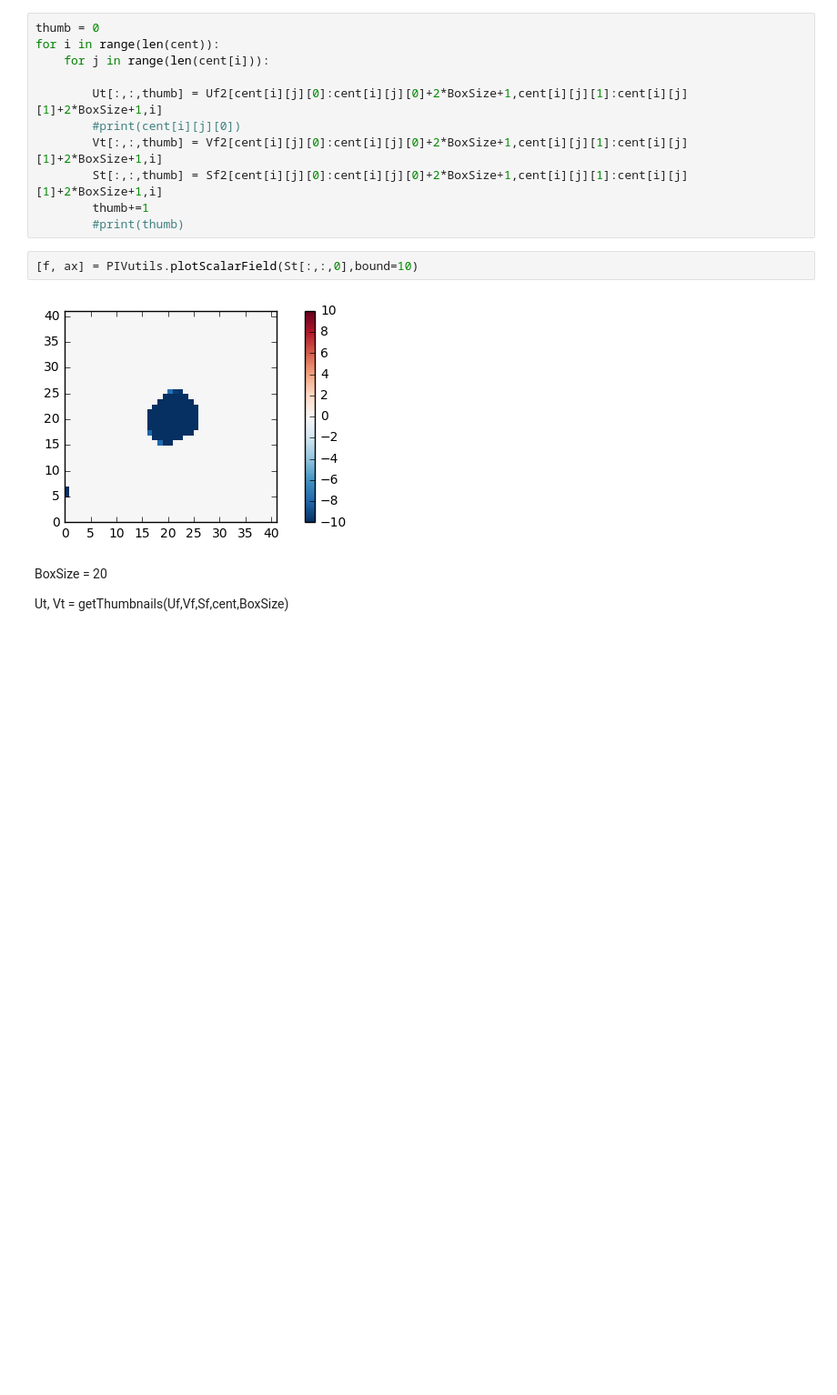
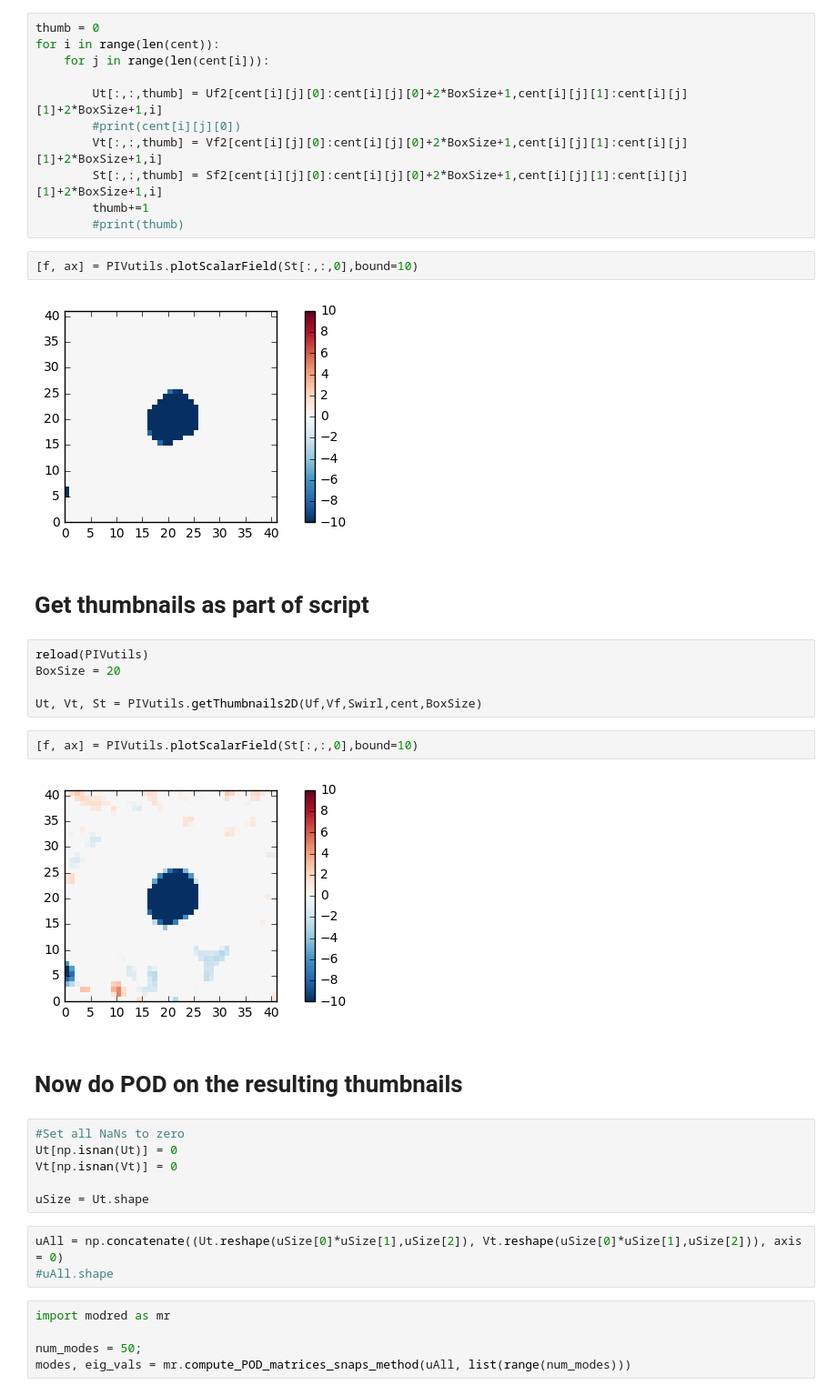
Before and after one commit to owenjhwilliams/ASIIT, a Jupyter notebook: runPODthumbnails.ipynb, the cells around one changed output. Shown at 91% size. Drawn from its saved outputs; the diff is of its cells as text; blank space fills up the shorter version.

Commit message:
Encapuslated thumbnail finder in function and ran POD on the results

```diff
--- a/runPODthumbnails.ipynb
+++ b/runPODthumbnails.ipynb
@@ -128,7 +128,30 @@ for i in range(len(cent)):
 [f, ax] = PIVutils.plotScalarField(St[:,:,0],bound=10)
 # %% [output]
 [figure]
-# %% [markdown]
-BoxSize = 20
-
-Ut, Vt = getThumbnails(Uf,Vf,Sf,cent,BoxSize)
+# %% [markdown]
+# Get thumbnails as part of script
+# %%
+reload(PIVutils)
+BoxSize = 20
+
+Ut, Vt, St = PIVutils.getThumbnails2D(Uf,Vf,Swirl,cent,BoxSize)
+# %%
+[f, ax] = PIVutils.plotScalarField(St[:,:,0],bound=10)
+# %% [output]
+[figure, added]
+# %% [markdown]
+# Now do POD on the resulting thumbnails
+# %%
+#Set all NaNs to zero
+Ut[np.isnan(Ut)] = 0
+Vt[np.isnan(Vt)] = 0
+
+uSize = Ut.shape
+# %%
+uAll = np.concatenate((Ut.reshape(uSize[0]*uSize[1],uSize[2]), Vt.reshape(uSize[0]*uSize[1],uSize[2])), axis = 0)
+#uAll.shape
+# %%
+import modred as mr
+
+num_modes = 50;
+modes, eig_vals = mr.compute_POD_matrices_snaps_method(uAll, list(range(num_modes)))
```
Also changed, not shown: parts of 3 cells of this notebook, 1 other file.
